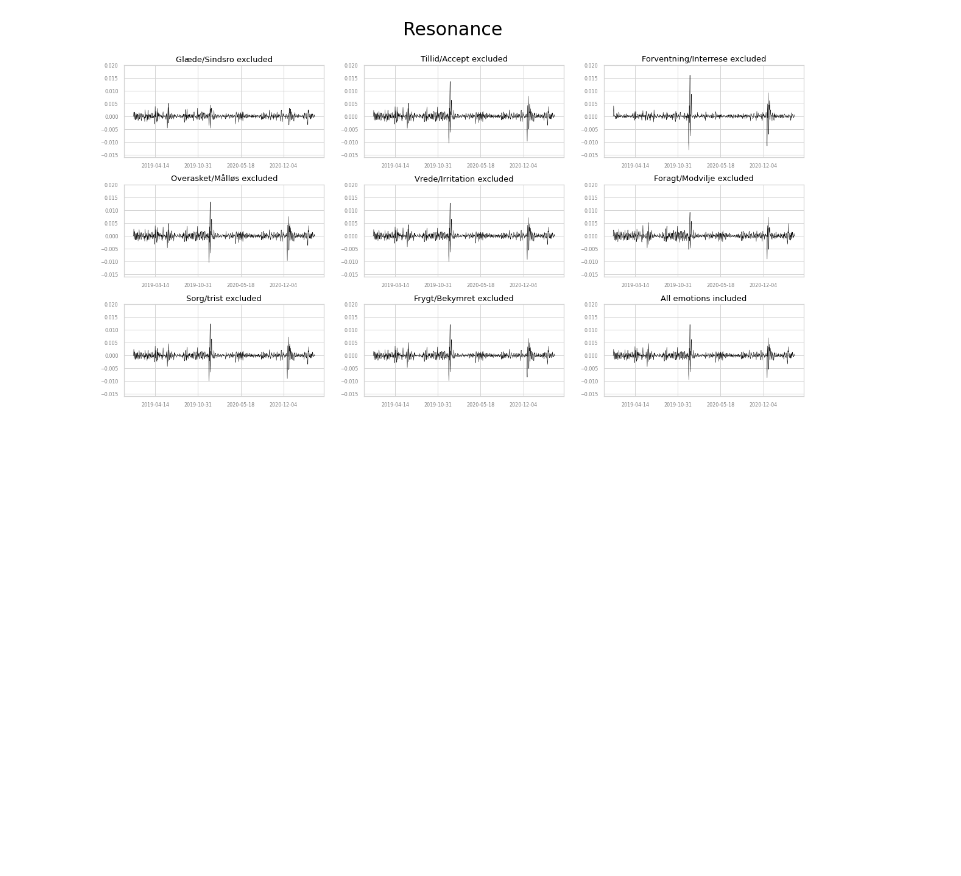
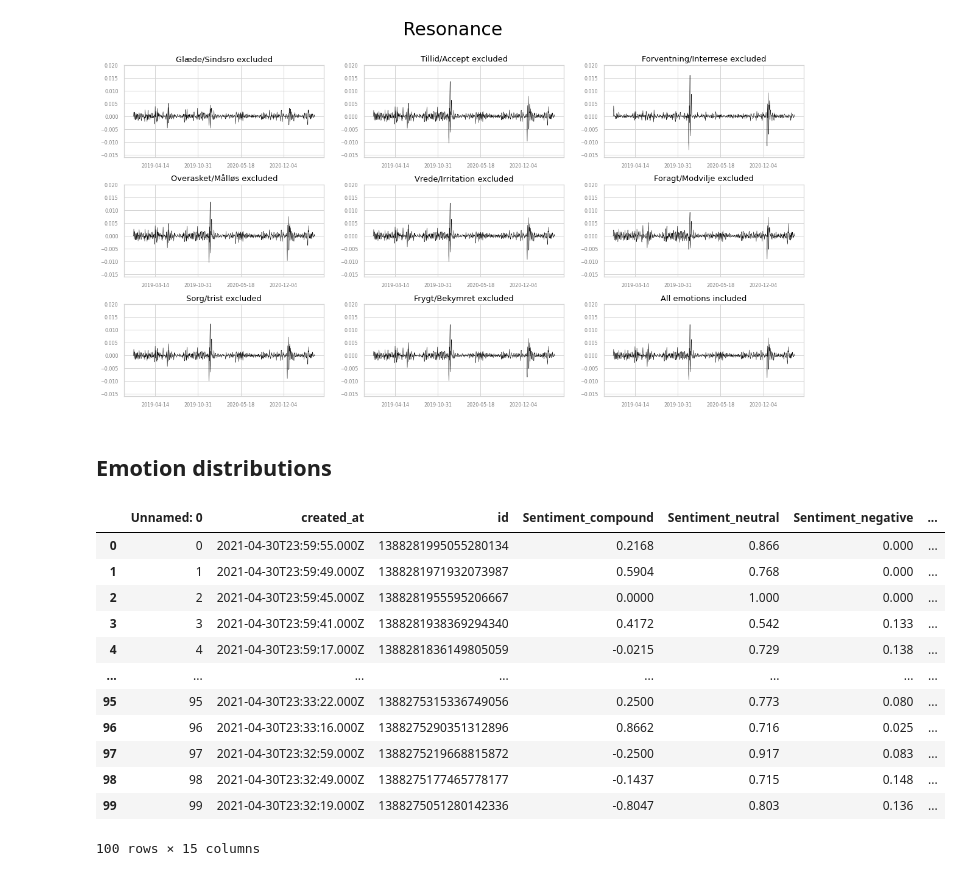
Before and after one commit to saraoe/emoDynamics, a Jupyter notebook: notebooks/vis_emotionFluxus.ipynb, the cells around one changed output. Saved outputs shown, nothing was run; the diff lists cells and outputs as text; code cells hidden in the pictures; blank space fills up the shorter version.

```diff
--- a/notebooks/vis_emotionFluxus.ipynb
+++ b/notebooks/vis_emotionFluxus.ipynb
@@ -278,3 +292,5 @@ plot_all_excluded(all_emo_dfs, "novelty", ymin=0, ymax=0.021)#, save_fig=True, p
 plot_all_excluded(all_emo_dfs, "resonance", ymin=-0.016, ymax=0.02)#, save_fig=True, plot_name=f"../fig/resonance_emotions_excluded_all.png")
 # %% [output]
 [figure]
+# %% [markdown]
+## Emotion distributions
@@ -280,0 +299,16 @@ plot_all_excluded(all_emo_dfs, "resonance", ymin=-0.016, ymax=0.02)#, save_fig=T
+# %%
+tweets
+# %% [output]
+|  | Unnamed: 0 | created_at | id | Sentiment_compound | Sentiment_neutral | Sentiment_negative | ... |
+| 0 | 0 | 2021-04-30T23:59:55.000Z | 1388281995055280134 | 0.2168 | 0.866 | 0.000 | ... |
+| 1 | 1 | 2021-04-30T23:59:49.000Z | 1388281971932073987 | 0.5904 | 0.768 | 0.000 | ... |
+| 2 | 2 | 2021-04-30T23:59:45.000Z | 1388281955595206667 | 0.0000 | 1.000 | 0.000 | ... |
+| 3 | 3 | 2021-04-30T23:59:41.000Z | 1388281938369294340 | 0.4172 | 0.542 | 0.133 | ... |
+| 4 | 4 | 2021-04-30T23:59:17.000Z | 1388281836149805059 | -0.0215 | 0.729 | 0.138 | ... |
+| ... | ... | ... | ... | ... | ... | ... | ... |
+| 95 | 95 | 2021-04-30T23:33:22.000Z | 1388275315336749056 | 0.2500 | 0.773 | 0.080 | ... |
+| 96 | 96 | 2021-04-30T23:33:16.000Z | 1388275290351312896 | 0.8662 | 0.716 | 0.025 | ... |
+| 97 | 97 | 2021-04-30T23:32:59.000Z | 1388275219668815872 | -0.2500 | 0.917 | 0.083 | ... |
+| 98 | 98 | 2021-04-30T23:32:49.000Z | 1388275177465778177 | -0.1437 | 0.715 | 0.148 | ... |
+| 99 | 99 | 2021-04-30T23:32:19.000Z | 1388275051280142336 | -0.8047 | 0.803 | 0.136 | ... |
+100 rows × 15 columns
```
Also changed, not shown: parts of 13 cells of this notebook, 5 other files.
